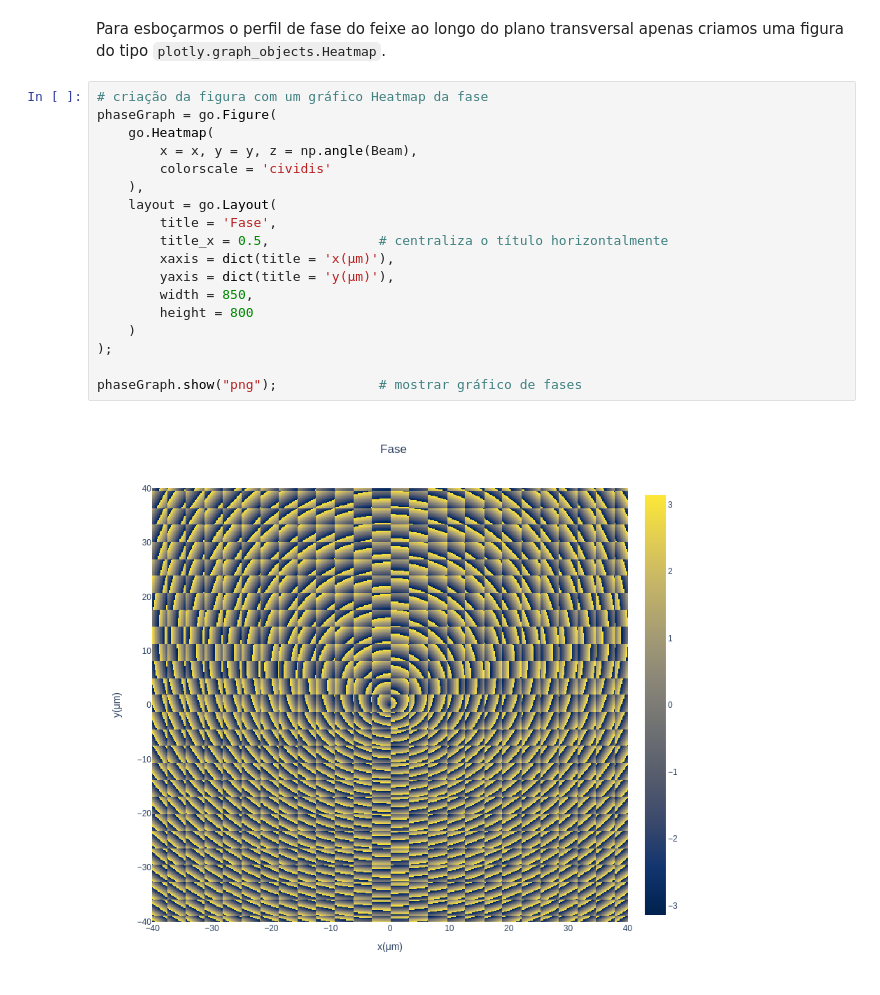
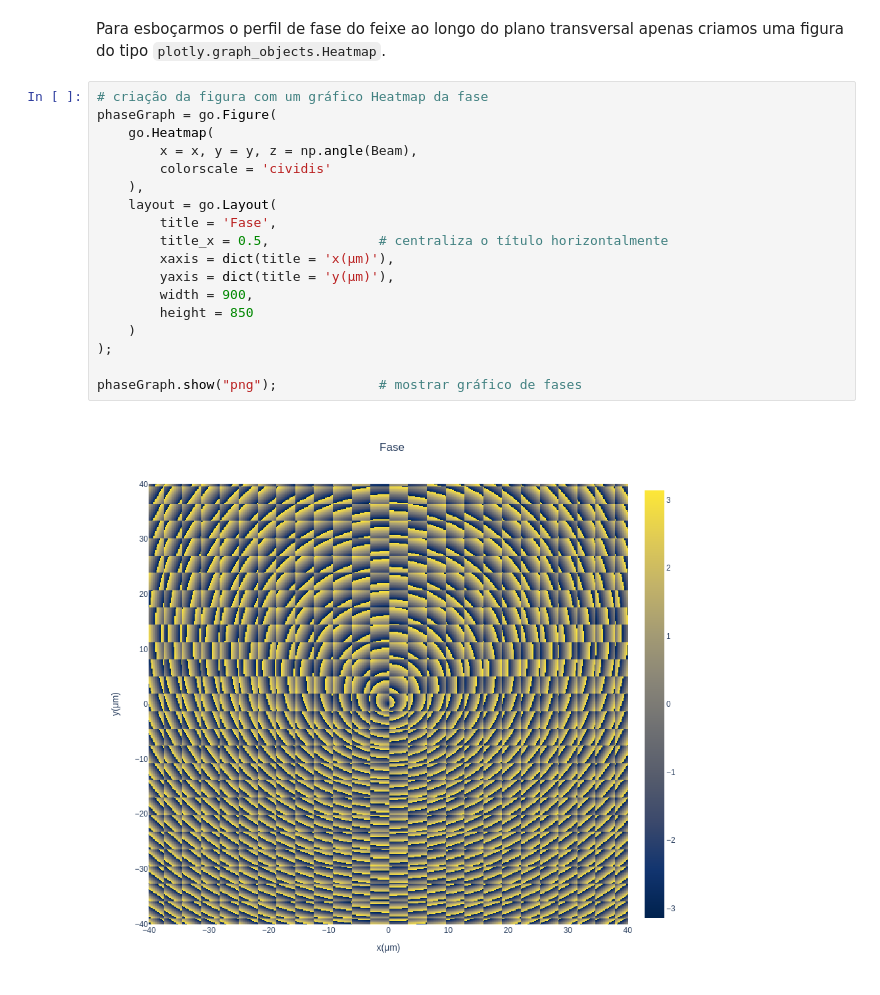
Before and after one commit to carlos-antunis-physics/computational-beam-optics, a Jupyter notebook: examples/basics/1.optical-beams.ipynb, the cells around one changed output. Saved outputs shown, nothing was run; the diff lists cells and outputs as text.

```diff
--- a/examples/basics/1.optical-beams.ipynb
+++ b/examples/basics/1.optical-beams.ipynb
@@ -94,20 +94,20 @@ Para esboçarmos o perfil de fase do feixe ao longo do plano transversal apenas
 # %%
 # criação da figura com um gráfico Heatmap da fase
 phaseGraph = go.Figure(
     go.Heatmap(
         x = x, y = y, z = np.angle(Beam),
         colorscale = 'cividis'
     ),
     layout = go.Layout(
         title = 'Fase',
         title_x = 0.5,              # centraliza o título horizontalmente
         xaxis = dict(title = 'x(μm)'),
         yaxis = dict(title = 'y(μm)'),
-        width = 850,
-        height = 800
+        width = 900,
+        height = 850
     )
 );
 
 phaseGraph.show("png");             # mostrar gráfico de fases
 # %% [output]
-[figure, old version]
+[figure, new version]
```
Also changed, not shown: parts of 1 cell of this notebook, 1 other file.
